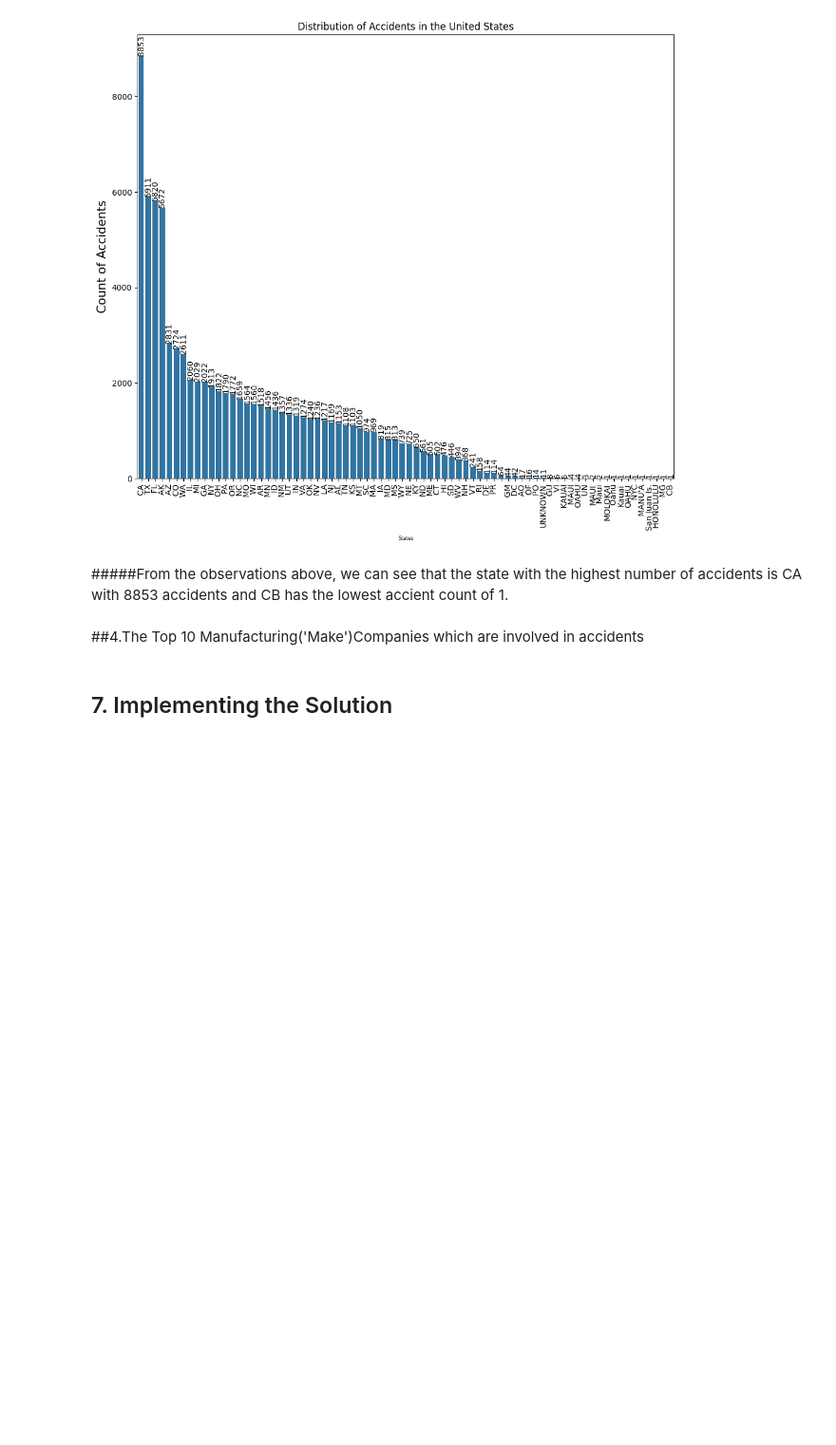
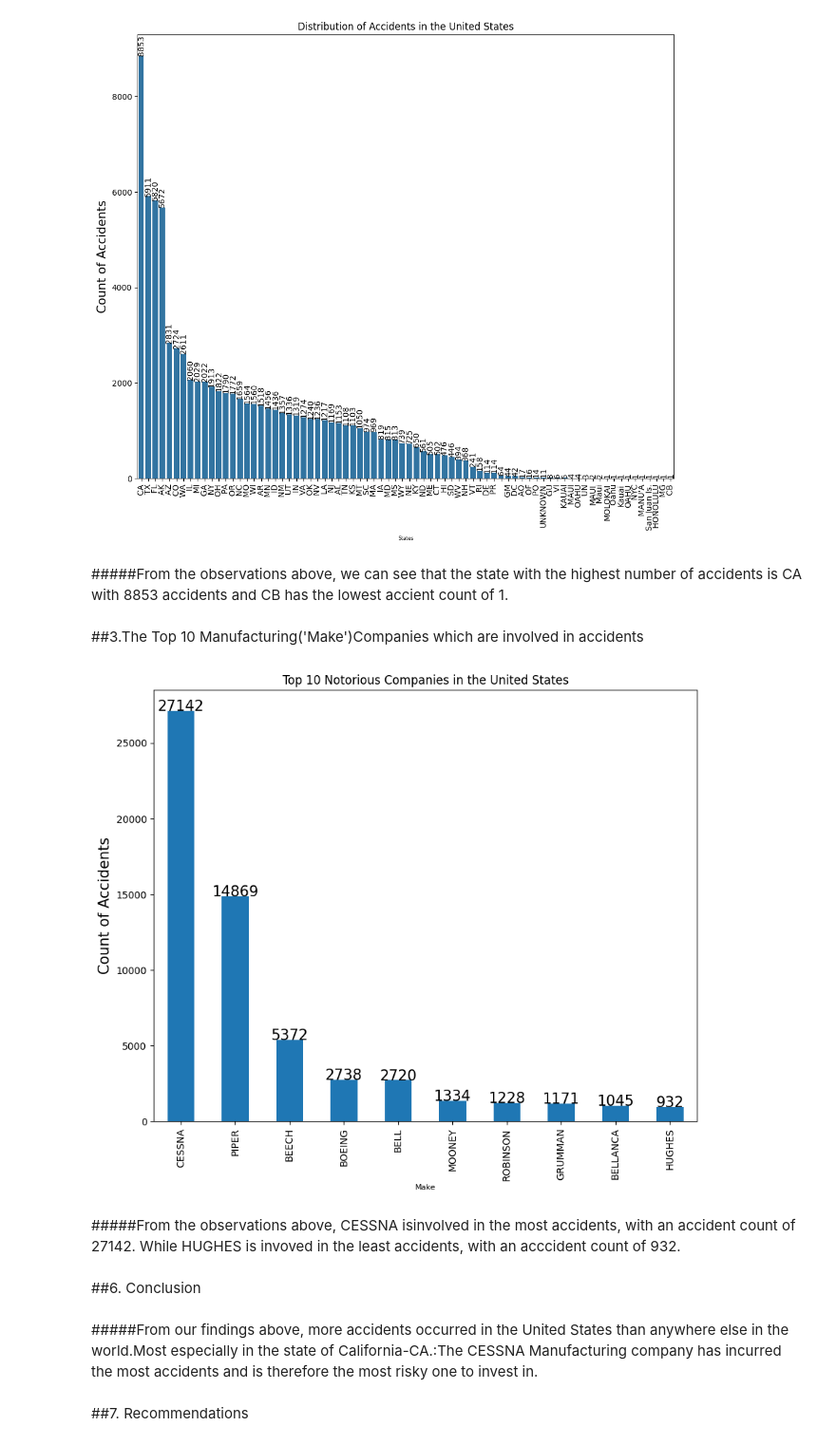
Before and after one commit to Sharon-Mukami/Phase_1-DataAnalysis-Project, a Jupyter notebook: Phase_1_project.ipynb, the cells around one changed output. Shown: that part at 95% size. Cells and saved outputs as stored; diff of their text form; code cells hidden in the pictures; blank space fills up the shorter version.

Commit message:
iii)Data exploration,visualization

```diff
--- a/Phase_1_project.ipynb
+++ b/Phase_1_project.ipynb
@@ -422,6 +422,25 @@ plt.show();
 # %% [markdown]
 #####From the observations above, we can see that the state with the highest number of accidents is CA with 8853 accidents and CB has the lowest accient count of 1.
 # %% [markdown]
-##4.The Top 10 Manufacturing('Make')Companies which are involved in accidents
+##3.The Top 10 Manufacturing('Make')Companies which are involved in accidents
+# %%
+plt.figure(figsize=(10,8))
+aviation_data4['Make'].str.upper().value_counts().sort_values(ascending=False)[:10].plot(kind='bar')
+plt.xticks(rotation=90)
+plt.xlabel("Make", size=8)
+plt.ylabel("Count of Accidents", size=15)
+plt.title("Top 10 Notorious Companies in the United States")
+y=aviation_data4['Make'].str.upper().value_counts().sort_values(ascending=False)[:10]
+for i, v in enumerate(y):
+    plt.text(i, v, str(v), fontsize=15, horizontalalignment='center')
+plt.show();
+# %% [output]
+[figure, added]
+# %% [markdown]
+#####From the observations above, CESSNA isinvolved in the most accidents, with an accident count of 27142. While HUGHES is invoved in the least accidents, with an acccident count of 932.
+# %% [markdown]
+##6. Conclusion
+# %% [markdown]
+#####From our findings above, more accidents occurred in  the United States than anywhere else in the world.Most especially in the state of California-CA.:The CESSNA Manufacturing company has incurred the most accidents and is therefore the most risky one to invest in.
 # %% [markdown]
-## 7. Implementing the Solution
+##7. Recommendations
```
Also changed, not shown: parts of 11 cells of this notebook.
